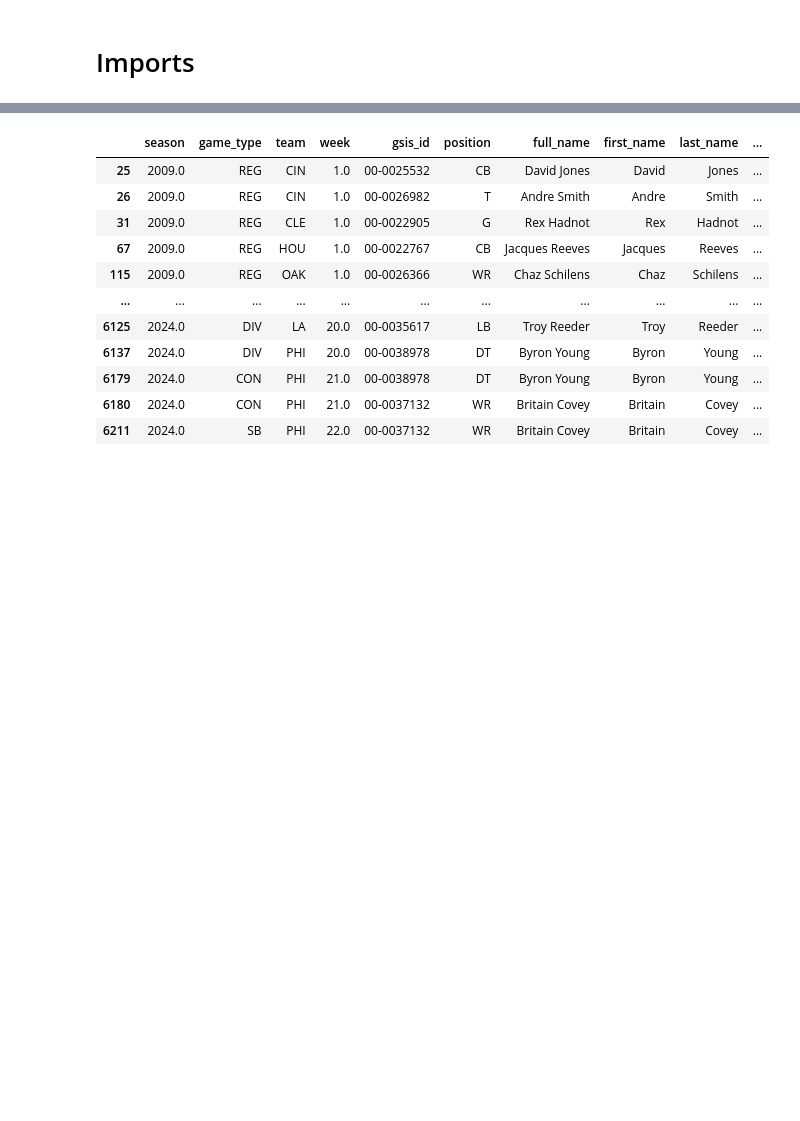
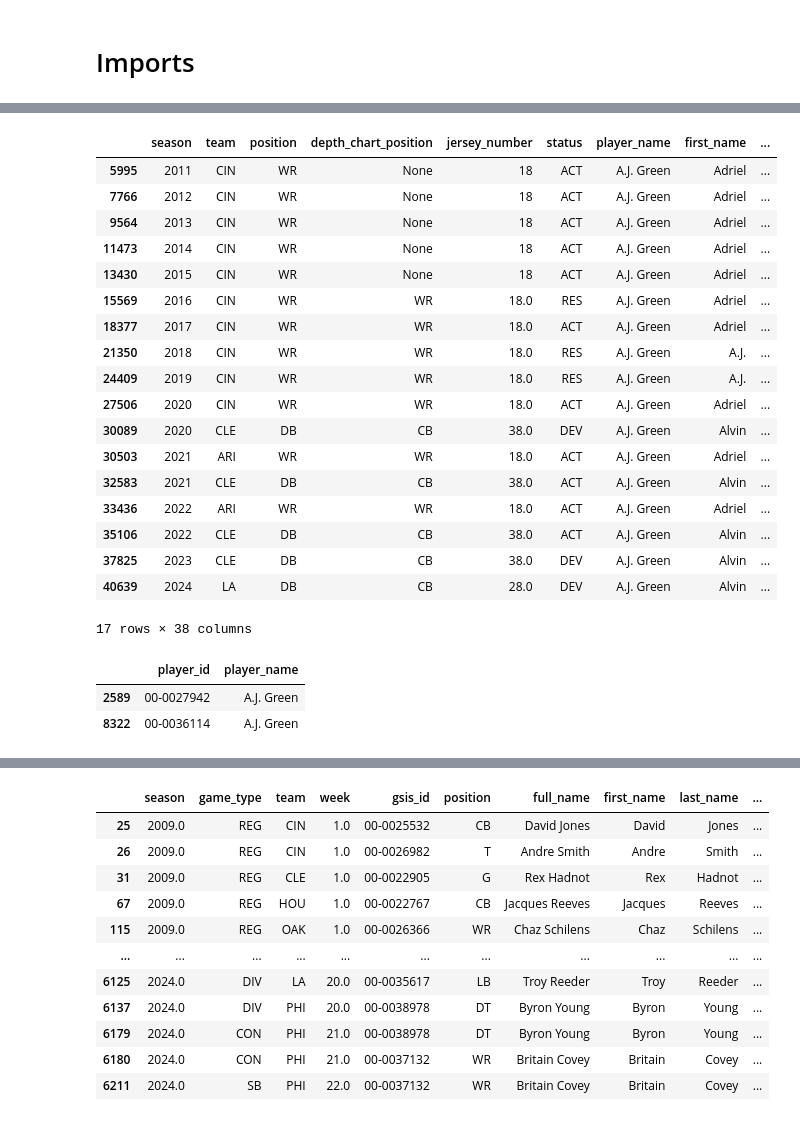
Before and after one commit to nicriv831/NFL-Injury-Risk, a Jupyter notebook: Initial_Run.ipynb, the cells around one changed output, grey strips where cells are left out. Cells and saved outputs as stored; diff of their text form; code cells hidden in the pictures; blank space fills up the shorter version.

```diff
--- a/Initial_Run.ipynb
+++ b/Initial_Run.ipynb
@@ -10,0 +25,4 @@ injuries = nfl.import_injuries(range(2009,2025))
+# %%
+rosters_weekly = rosters_weekly[rosters_weekly['position'].isin(['RB', 'QB', 'TE', 'WR', 'K'])]
+rosters_seas = rosters_seas[rosters_seas['position'].isin(['RB', 'QB', 'TE', 'WR', 'K'])]
+injuries = injuries[injuries['position'].isin(['RB', 'QB', 'TE', 'WR', 'K'])]
@@ -32,0 +260,5 @@ memory usage: 11.0+ MB
+# %%
+# Create Unique ID column
+
+rosters_seas['unique_id'] = (rosters_seas['season'].astype(str) + '_' + rosters_seas['player_name']).str.replace(' ', '_')
+rosters_seas['unique_id'].head()
@@ -32,0 +536,28 @@ memory usage: 11.0+ MB
+# %%
+rosters_seas[rosters_seas['player_name'] == 'A.J. Green']
+# %% [output]
+|  | season | team | position | depth_chart_position | jersey_number | status | player_name | first_name | ... |
+| 5995 | 2011 | CIN | WR | None | 18 | ACT | A.J. Green | Adriel | ... |
+| 7766 | 2012 | CIN | WR | None | 18 | ACT | A.J. Green | Adriel | ... |
+| 9564 | 2013 | CIN | WR | None | 18 | ACT | A.J. Green | Adriel | ... |
+| 11473 | 2014 | CIN | WR | None | 18 | ACT | A.J. Green | Adriel | ... |
+| 13430 | 2015 | CIN | WR | None | 18 | ACT | A.J. Green | Adriel | ... |
+| 15569 | 2016 | CIN | WR | WR | 18.0 | RES | A.J. Green | Adriel | ... |
+| 18377 | 2017 | CIN | WR | WR | 18.0 | ACT | A.J. Green | Adriel | ... |
+| 21350 | 2018 | CIN | WR | WR | 18.0 | RES | A.J. Green | A.J. | ... |
+| 24409 | 2019 | CIN | WR | WR | 18.0 | RES | A.J. Green | A.J. | ... |
+| 27506 | 2020 | CIN | WR | WR | 18.0 | ACT | A.J. Green | Adriel | ... |
+| 30089 | 2020 | CLE | DB | CB | 38.0 | DEV | A.J. Green | Alvin | ... |
+| 30503 | 2021 | ARI | WR | WR | 18.0 | ACT | A.J. Green | Adriel | ... |
+| 32583 | 2021 | CLE | DB | CB | 38.0 | ACT | A.J. Green | Alvin | ... |
+| 33436 | 2022 | ARI | WR | WR | 18.0 | ACT | A.J. Green | Adriel | ... |
+| 35106 | 2022 | CLE | DB | CB | 38.0 | ACT | A.J. Green | Alvin | ... |
+| 37825 | 2023 | CLE | DB | CB | 38.0 | DEV | A.J. Green | Alvin | ... |
+| 40639 | 2024 | LA | DB | CB | 28.0 | DEV | A.J. Green | Alvin | ... |
+17 rows × 38 columns
+# %%
+df_grouped[df_grouped['player_name'] == 'A.J. Green']
+# %% [output]
+|  | player_id | player_name |
+| 2589 | 00-0027942 | A.J. Green |
+| 8322 | 00-0036114 | A.J. Green |
```
Also changed, not shown: parts of 61 cells of this notebook.
